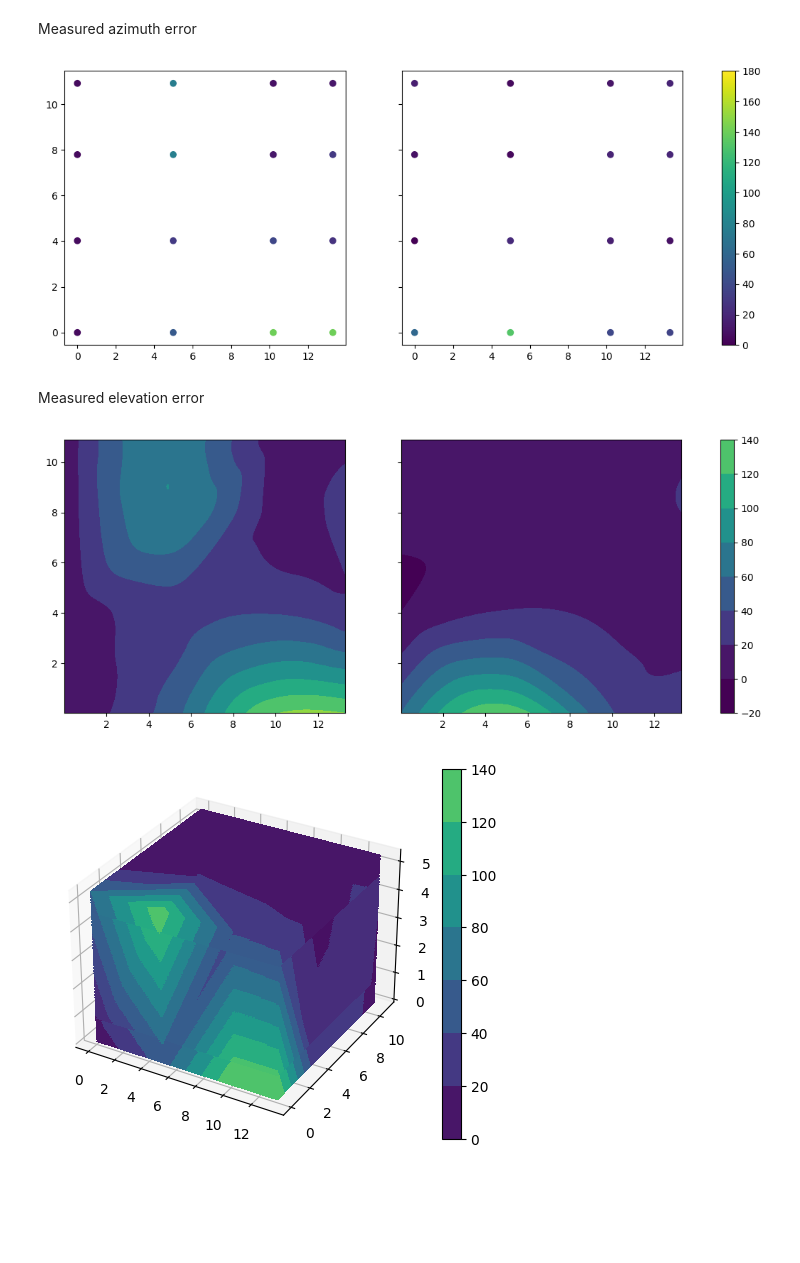
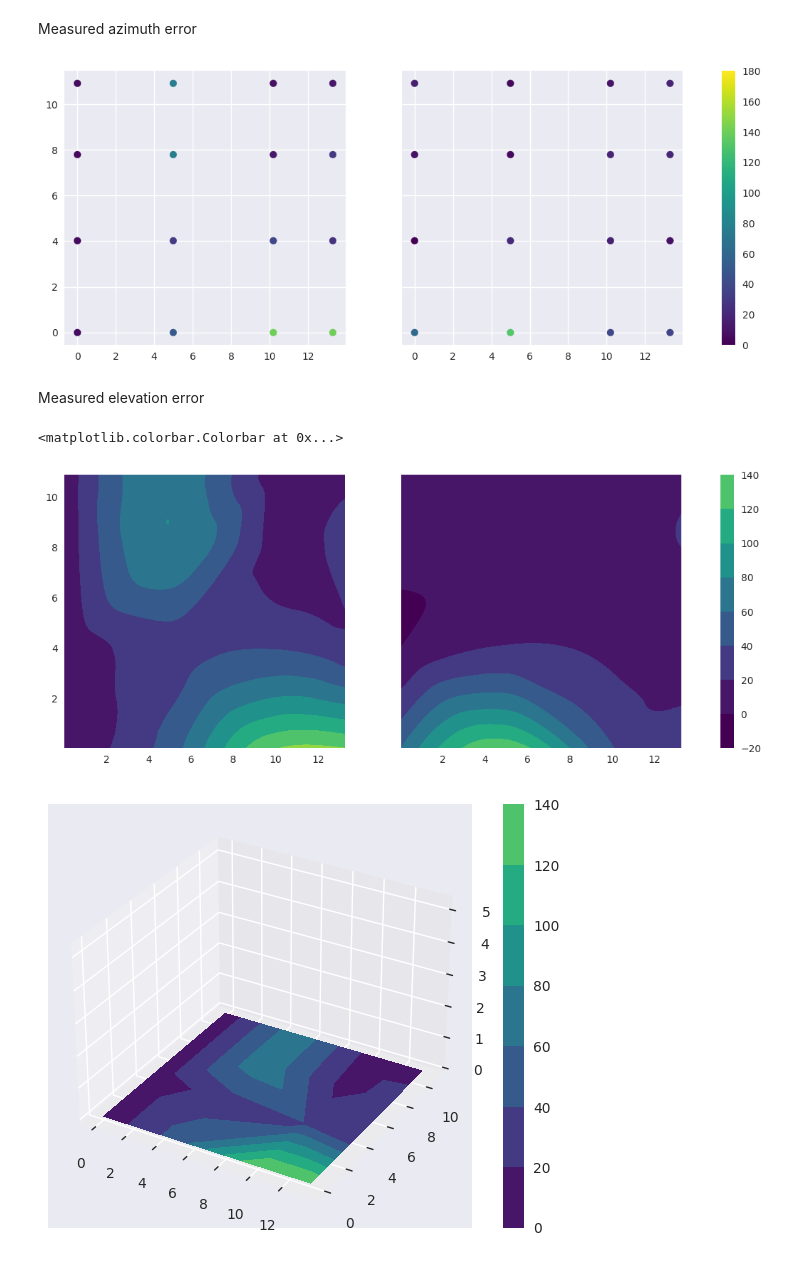
Before and after one commit to llamington/Bluetooth-Direction-Finding-Simulation, a Jupyter notebook: lab-testing.ipynb, the cells around one changed output. Cells and saved outputs as stored; diff of their text form; code cells hidden in the pictures; blank space fills up the shorter version.

```diff
--- a/lab-testing.ipynb
+++ b/lab-testing.ipynb
@@ -6,6 +6,8 @@ import numpy as np
 import matplotlib.pyplot as plt
 from scipy.interpolate import griddata
 from matplotlib.animation import FuncAnimation
+# %%
+plt.style.use("seaborn")
 # %%
 lab_results = pd.read_csv("bt_dir_finding_lab_results.csv")
 lab_results.head()
@@ -61,10 +63,11 @@ for i, dataset in enumerate([zeroed_target, elevated_target]):
         c=dataset["azimuth_delta"],
         vmin=0,
         vmax=180,
+        cmap="viridis"
     )
 fig.colorbar(img, ax=axs);
 # %% [output]
-[figure, old version]
+[figure, new version]
 # %% [markdown]
 Measured elevation error
 # %%
@@ -79,11 +82,17 @@ for i, dataset in enumerate([zeroed_target, elevated_target]):
         points, dataset["azimuth_delta"], (grid_x, grid_y), method="cubic"
     )
     img = axs[i].contourf(
-        interpolated.T, vmin=0, vmax=180, extent=(0, x_max, 0, y_max), origin="lower"
+        interpolated.T,
+        vmin=0,
+        vmax=180,
+        extent=(0, x_max, 0, y_max),
+        origin="lower",
+        cmap="viridis",
     )
-fig.colorbar(img, ax=axs);
+fig.colorbar(img, ax=axs)
 # %% [output]
+<matplotlib.colorbar.Colorbar at 0x...>
-[figure, old version]
+[figure, new version]
 # %%
 points = lab_results[["x", "y", "z"]]
 
@@ -93,46 +102,37 @@ z_max = lab_results["z"].max()
 
 xs = np.linspace(0, x_max, 250)
 ys = np.linspace(0, y_max, 250)
 zs = np.linspace(0, z_max, 100)
 grid_x, grid_y, grid_z = np.meshgrid(xs, ys, zs)
 
 interpolated = griddata(
     points, lab_results["azimuth_delta"], (grid_x, grid_y, grid_z), method="linear"
 )
 
 fig = plt.figure()
 ax = fig.add_subplot(projection="3d")
-ax.set_zlim3d(0,z_max)
-# img = ax.contourf(
-#     grid_x[:, :, 0],
-#     grid_y[:, :, 0],
-#     interpolated[:, :, 0],
-#     zdir="z",
-#     offset=0,
-#     vmin=0,
-#     vmax=180,
-#     extent=(0, x_max, 0, y_max),
-#     origin="lower",
-# )
-plt.colorbar(img, ax=ax)
-
 
 def animate(idx_z):
+    global img
     z_idx, z = idx_z
+    ax.cla()
+    ax.set_zlim3d(0,z_max)
     img = ax.contourf(
         grid_x[:, :, 0],
         grid_y[:, :, 0],
         interpolated[:, :, z_idx],
         zdir="z",
         offset=z,
         vmin=0,
         vmax=180,
         extent=(0, x_max, 0, y_max),
         origin="lower",
+        cmap="viridis"
     )
     return img.collections
 
 anim = FuncAnimation(fig, animate, enumerate(zs))
-anim.save('error_slice.mp4', fps=30)
+plt.colorbar(img, ax=ax)
+anim.save('error_slice.gif', fps=30, dpi=300)
 # %% [output]
-[figure, old version]
+[figure, new version]
```
